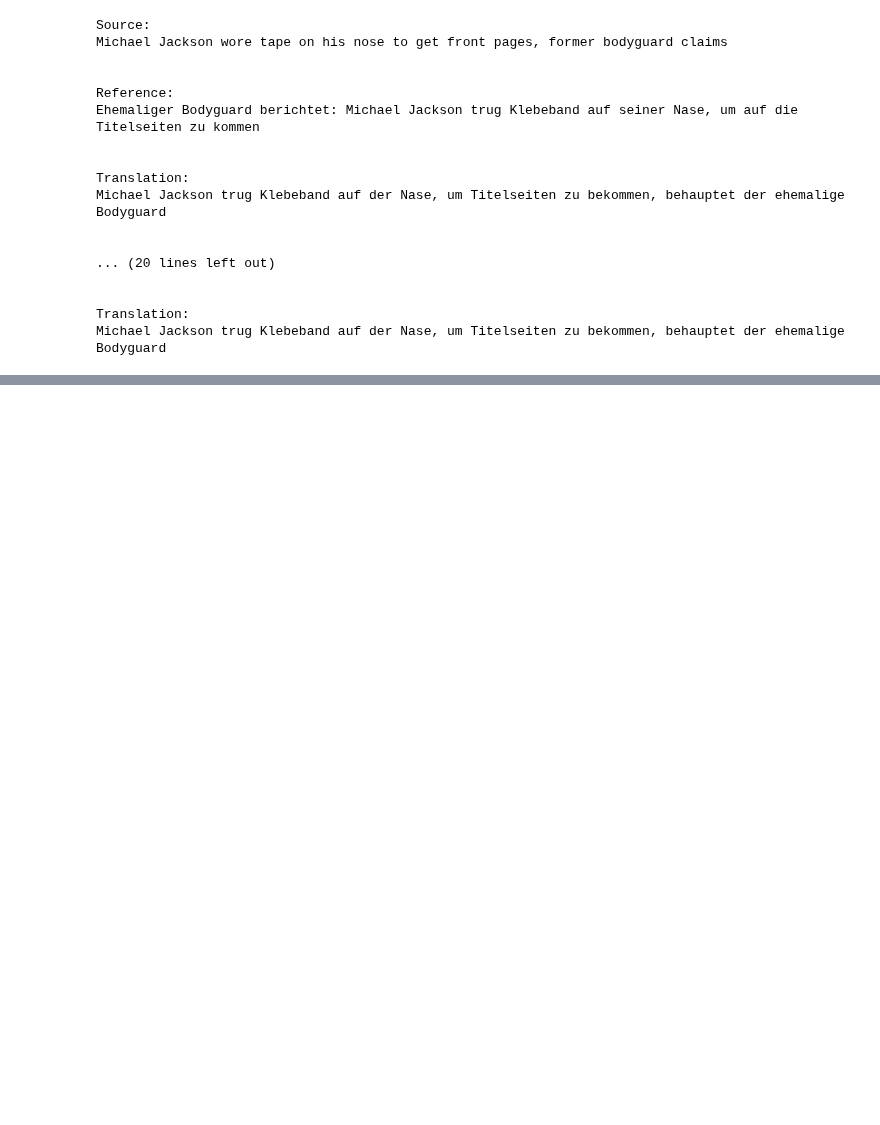
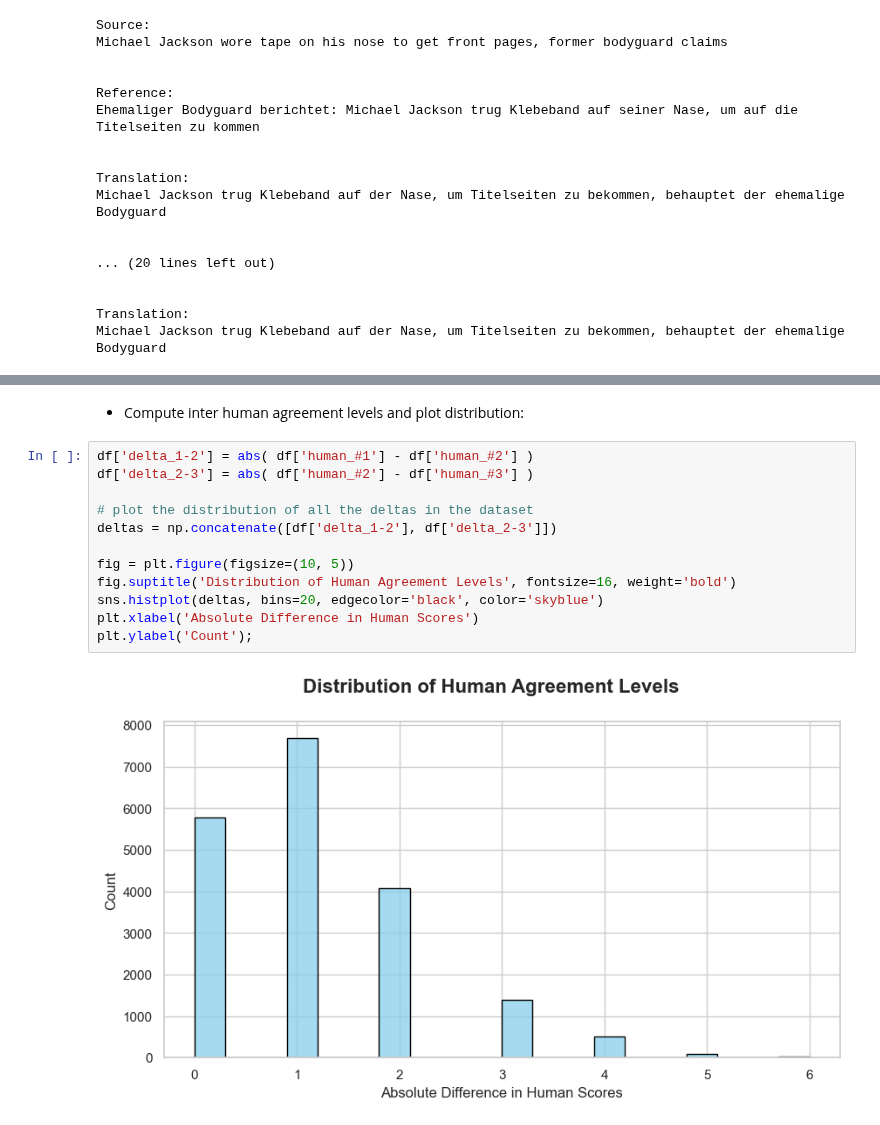
Before and after one commit to Ocean-code-1995/llm-judge-good-enough, a Jupyter notebook: wmt-human/EDA.ipynb, the cells around one changed output, grey strips where cells are left out. Drawn from its saved outputs; the diff is of its cells as text; blank space fills up the shorter version.

Commit message:
agreement levels

```diff
--- a/wmt-human/EDA.ipynb
+++ b/wmt-human/EDA.ipynb
@@ -198,0 +200,16 @@ Michael Jackson trug Klebeband auf der Nase, um Titelseiten zu bekommen, behaupt
+# %% [markdown]
+- Compute inter human agreement levels and plot distribution:
+# %%
+df['delta_1-2'] = abs( df['human_#1'] - df['human_#2'] )
+df['delta_2-3'] = abs( df['human_#2'] - df['human_#3'] )
+
+# plot the distribution of all the deltas in the dataset
+deltas = np.concatenate([df['delta_1-2'], df['delta_2-3']])
+
+fig = plt.figure(figsize=(10, 5))
+fig.suptitle('Distribution of Human Agreement Levels', fontsize=16, weight='bold')
+sns.histplot(deltas, bins=20, edgecolor='black', color='skyblue')
+plt.xlabel('Absolute Difference in Human Scores')
+plt.ylabel('Count');
+# %% [output]
+[figure, added]
```
Also changed, not shown: parts of 4 cells of this notebook.
